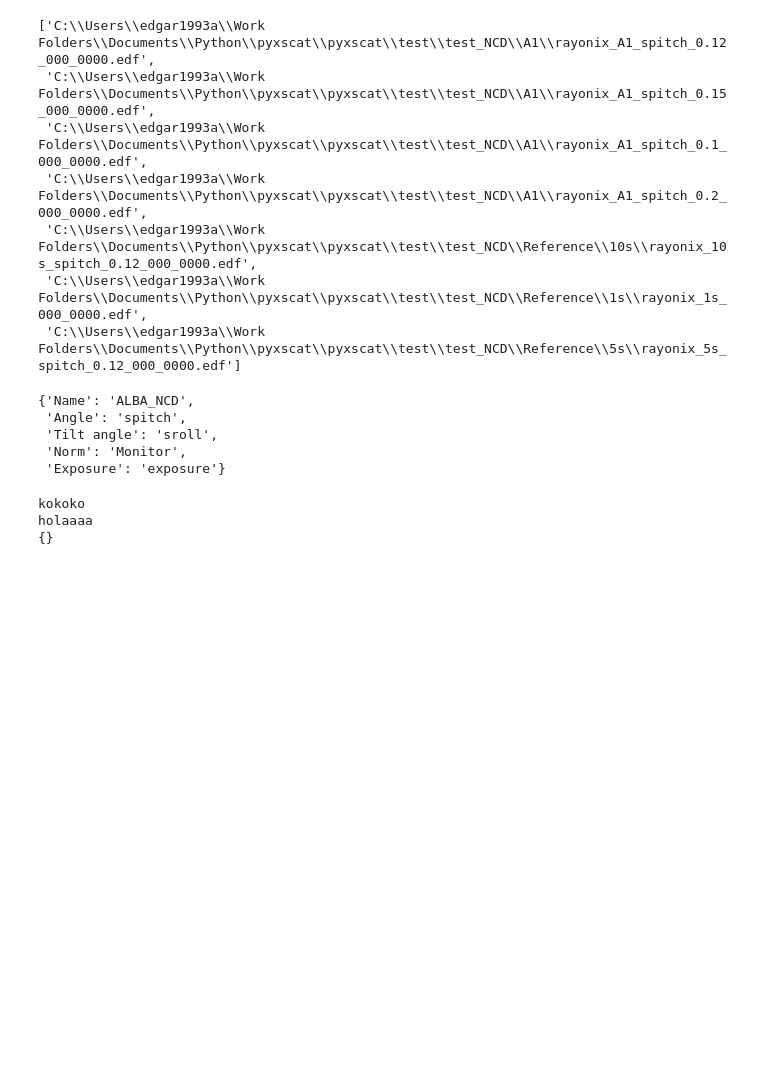
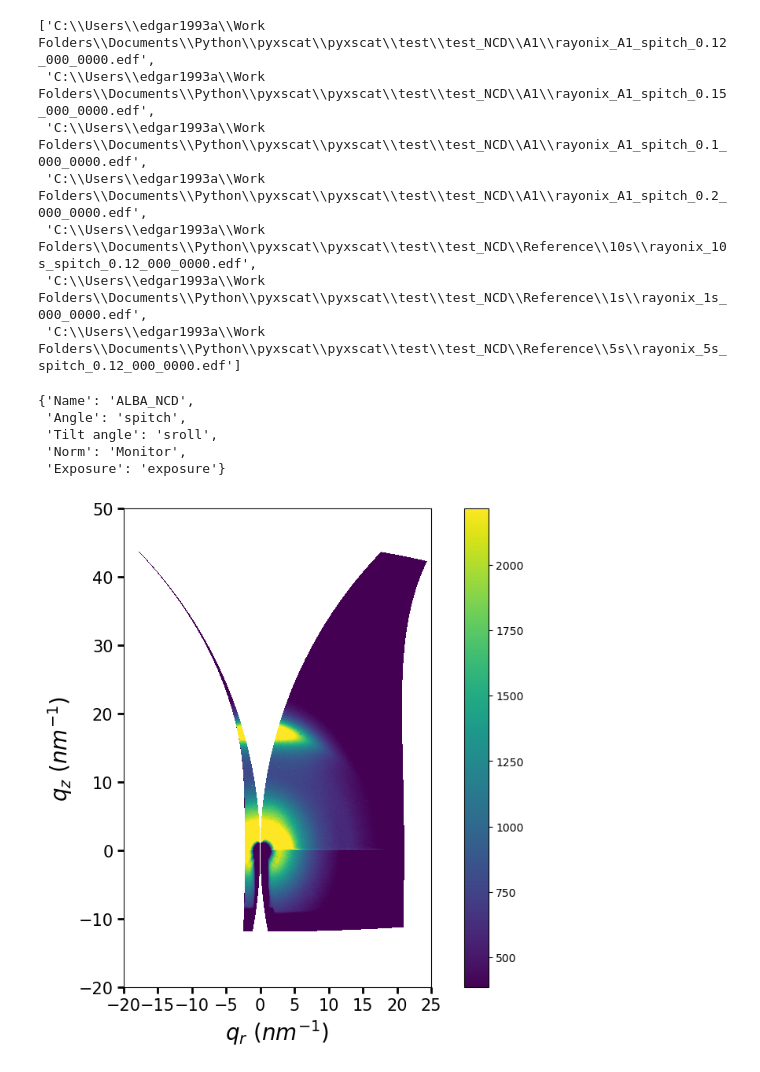
Before and after one commit to EdgarGF93/pyxscat, a Jupyter notebook: pyxscat/test_jup.ipynb, the cells around one changed output. Saved outputs shown, nothing was run; the diff lists cells and outputs as text; code cells hidden in the pictures; blank space fills up the shorter version.

```diff
--- a/pyxscat/test_jup.ipynb
+++ b/pyxscat/test_jup.ipynb
@@ -47,30 +47,28 @@ dd
 # %%
 from edf import EdfClass
 filename = r'C:\Users\edgar1993a\Work Folders\Documents\Python\pyxscat\pyxscat\test\test_NCD\A1\rayonix_A1_spitch_0.1_000_0000.edf'
 ponifile = r'C:\Users\edgar1993a\Work Folders\Documents\Python\pyxscat\pyxscat\test\test_NCD\Cr2O3.poni'
 
-# filename = r'C:\Users\edgar1993a\Desktop\test\test_xmas\uuu\Y6_p2_r00017_n0977_p003.edf'
-# ponifile = r'C:\Users\edgar1993a\Desktop\test\test_xmas\LaB6\LaB6.poni'
+# filename = r'C:\Users\edgar1993a\Work Folders\Documents\Python\pyxscat\pyxscat\test\test_xmas\uuu\Y6_p2_r00017_n0977_p003.edf'
+# ponifile = r'C:\Users\edgar1993a\Work Folders\Documents\Python\pyxscat\pyxscat\test\test_xmas\LaB6\LaB6.poni'
 
 # filename =  r'C:\Users\edgar1993a\Work Folders\Documents\Python\pyxscat\pyxscat\test\test_DUBBLE\D18_1_100C_def\SAXS\D18_1_100C_def_SAXS_0001.edf'
 # ponifile = r'C:\Users\edgar1993a\Work Folders\Documents\Python\pyxscat\pyxscat\test\test_DUBBLE\AgBh_2.poni'
 
 edf = EdfClass(
     filename=filename,
 #     dict_setup=dd,
-#     ponifile_path=ponifile,
+    ponifile_path=ponifile,
 # #     rotated=False,
-#     qz_parallel=False,
-#     qr_parallel=True,
+    qz_parallel=False,
+    qr_parallel=True,
 # #     name_setup='ESRF_XMaS',
 #     name_setup='ALBA_NCD',
 )
 
 edf.plot_Qmesh(unit='nm')
 # %% [output]
-kokoko
-holaaaa
-{}
+[figure, added]
 # %%
 edf.plot_data()
 # %% [output]
```
Also changed, not shown: parts of 1 cell of this notebook, 44 other files.
